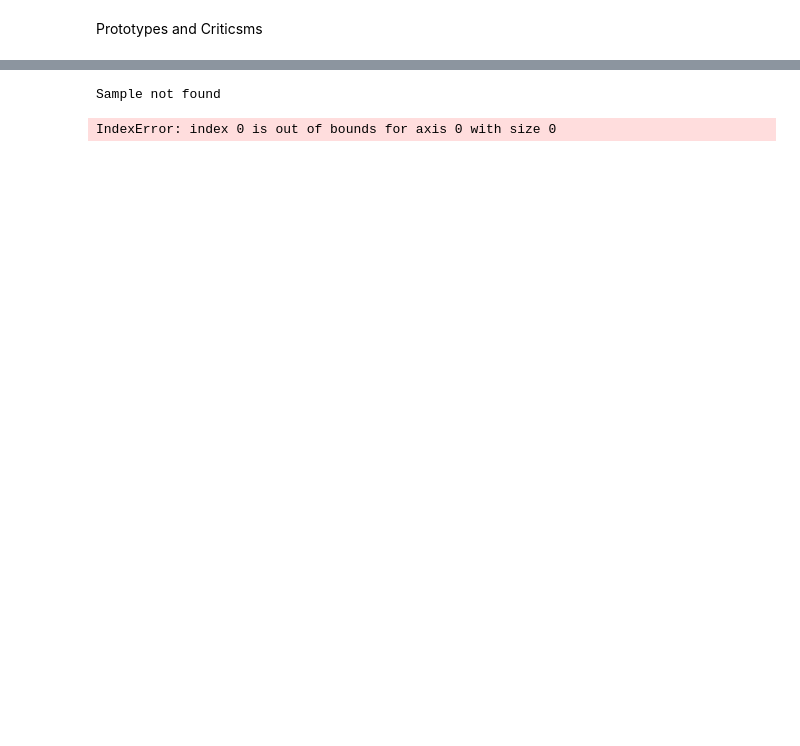
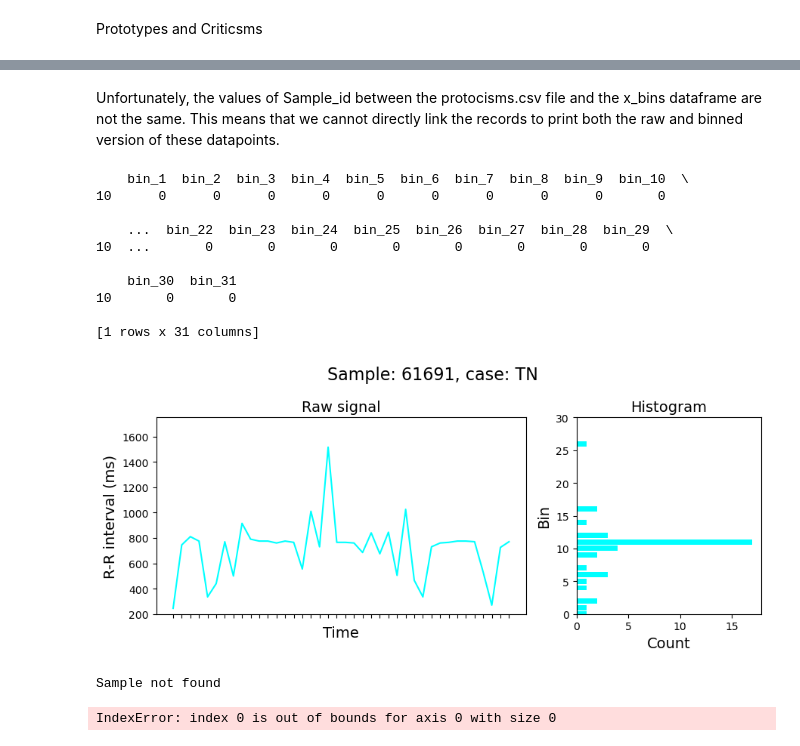
Before and after one commit to gijsdesmit/XAI_project, a Jupyter notebook: Dimensionality_reduction_pipeline.ipynb, the cells around one changed output, grey strips where cells are left out. Saved outputs shown, nothing was run; the diff lists cells and outputs as text; code cells hidden in the pictures; blank space fills up the shorter version.

```diff
--- a/Dimensionality_reduction_pipeline.ipynb
+++ b/Dimensionality_reduction_pipeline.ipynb
@@ -520,3 +510,27 @@ plt.tight_layout()
+# %% [markdown]
+Unfortunately, the values of Sample_id between the protocisms.csv file and the x_bins dataframe are not the same. This means that we cannot directly link the records to print both the raw and binned version of these datapoints.
+# %%
+for sid in criticisms.Sample_id:
+    #print bin features of the current row
+    bin_features = criticisms[criticisms.Sample_id == sid][bin_column_names]
+    print(bin_features)
+    if sid in x_bins.Sample_id:
+        plot_sample(sid, color_case='cyan')
+    else:
+        print("Sample {sid} not found")
+    break
+# %% [output]
+    bin_1  bin_2  bin_3  bin_4  bin_5  bin_6  bin_7  bin_8  bin_9  bin_10  \
+10      0      0      0      0      0      0      0      0      0       0
+
+    ...  bin_22  bin_23  bin_24  bin_25  bin_26  bin_27  bin_28  bin_29  \
+10  ...       0       0       0       0       0       0       0       0
+
+    bin_30  bin_31
+10       0       0
+
+[1 rows x 31 columns]
+[figure, added]
 # %%
 def get_sample_id_from_bin_features(bin_features):
     s1 = x_bins_test[(x_bins_test[bin_column_names] == bin_features).all(axis=1)]
```
Also changed, not shown: parts of 15 cells of this notebook, 5 other files.
